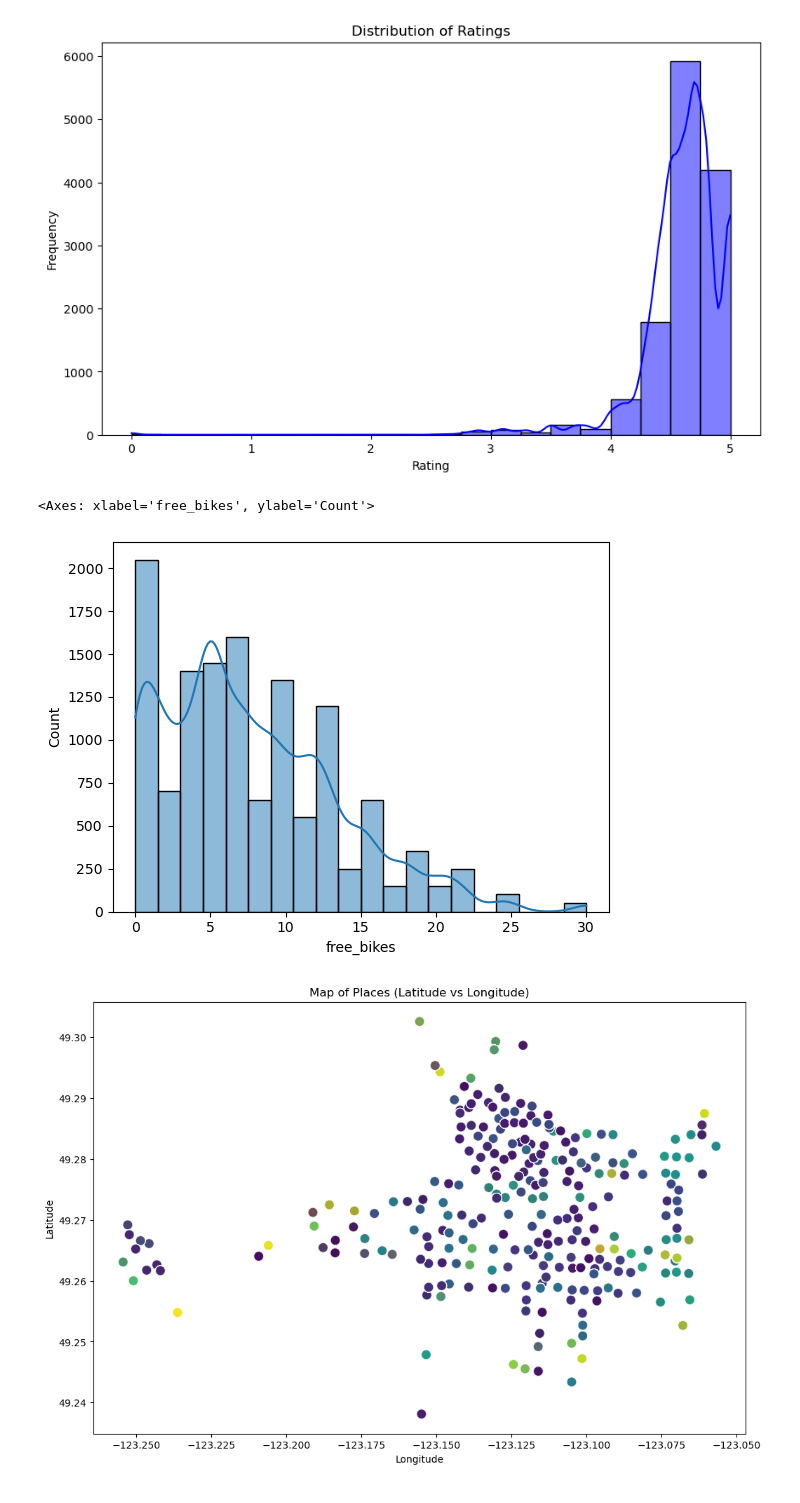
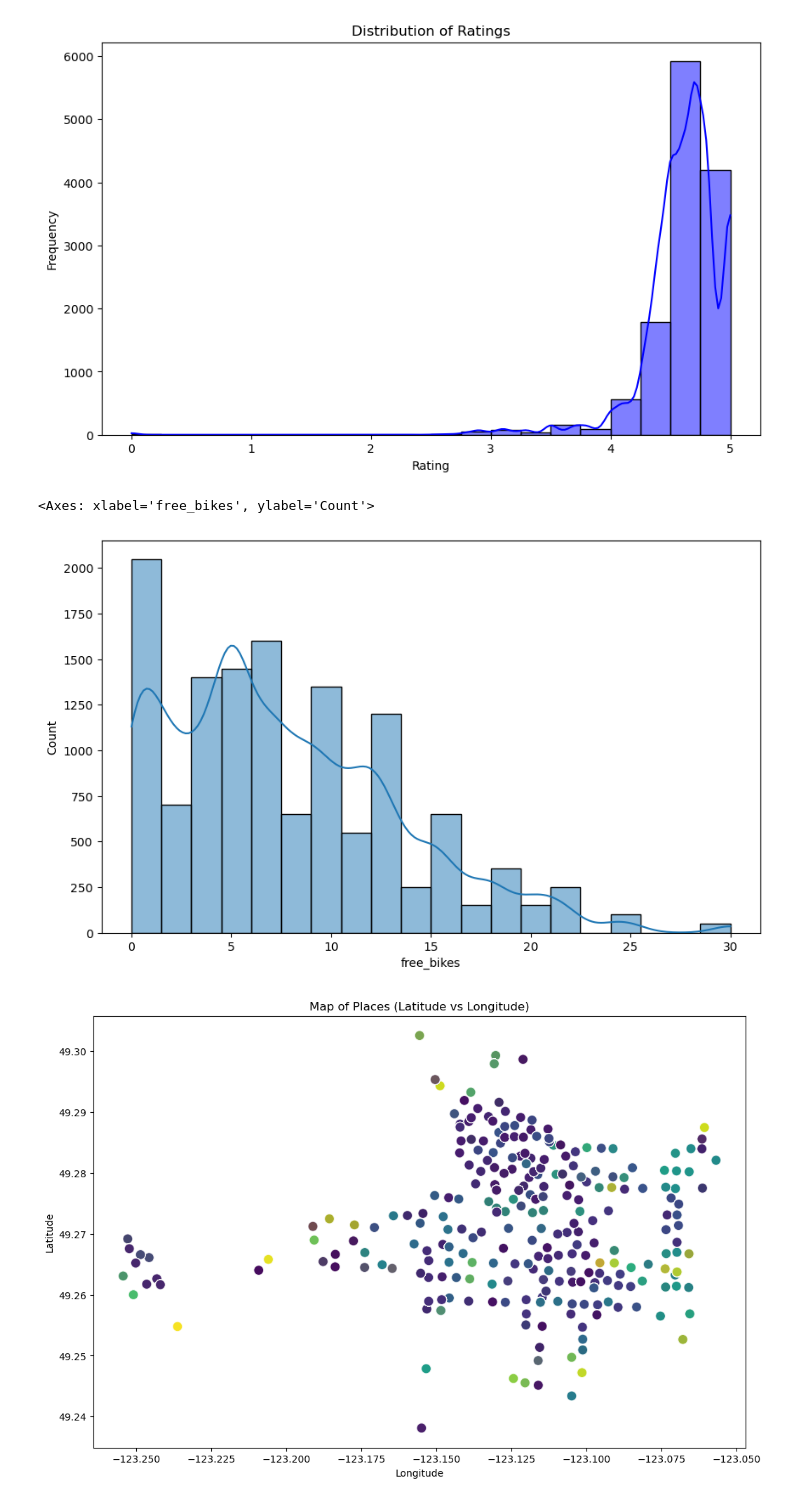
Before and after one commit to AlinaTendler/LHL-Project-2-Statistical-Modelling-with-Python, a Jupyter notebook: notebooks/3_joining_data.ipynb, the cells around one changed output. Cells and saved outputs as stored; diff of their text form; code cells hidden in the pictures.

```diff
--- a/notebooks/3_joining_data.ipynb
+++ b/notebooks/3_joining_data.ipynb
@@ -43,10 +43,11 @@ Text(0, 0.5, 'Frequency')
 # %%
 #histogram of available bikes
 
+plt.figure(figsize=(10, 6))
 sns.histplot(citybike_yelp_df['free_bikes'], kde=True, bins=20)
 # %% [output]
 <Axes: xlabel='free_bikes', ylabel='Count'>
-[figure, old version]
+[figure, new version]
 # %%
 #Map of Latitude and Longitude
 
```
